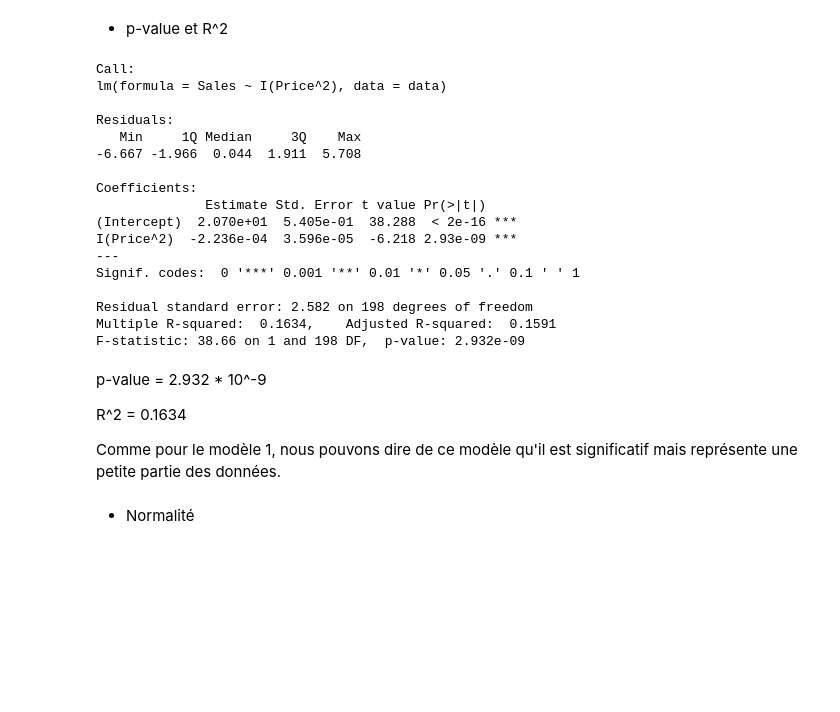
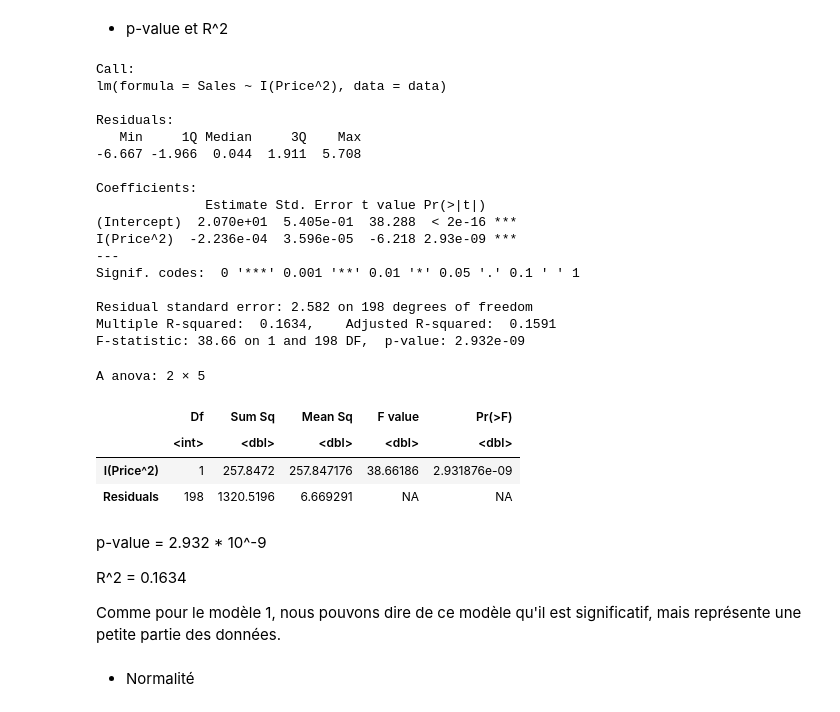
Before and after one commit to Sami-Jouamaa/Devoir-ProbaStats, a Jupyter notebook: Devoir.ipynb, the cells around one changed output. Saved outputs shown, nothing was run; the diff lists cells and outputs as text; code cells hidden in the pictures; blank space fills up the shorter version.

```diff
--- a/Devoir.ipynb
+++ b/Devoir.ipynb
@@ -426,30 +447,36 @@ b) Signification du modèle
 - p-value et R^2
 # %%
 summary(modele3)
+anova(modele3)
 # %% [output]
 Call:
 lm(formula = Sales ~ I(Price^2), data = data)
 
 Residuals:
    Min     1Q Median     3Q    Max
 -6.667 -1.966  0.044  1.911  5.708
 
 Coefficients:
               Estimate Std. Error t value Pr(>|t|)
 (Intercept)  2.070e+01  5.405e-01  38.288  < 2e-16 ***
 I(Price^2)  -2.236e-04  3.596e-05  -6.218 2.93e-09 ***
 ---
 Signif. codes:  0 '***' 0.001 '**' 0.01 '*' 0.05 '.' 0.1 ' ' 1
 
 Residual standard error: 2.582 on 198 degrees of freedom
 Multiple R-squared:  0.1634,    Adjusted R-squared:  0.1591
 F-statistic: 38.66 on 1 and 198 DF,  p-value: 2.932e-09
+A anova: 2 × 5
+|  | Df | Sum Sq | Mean Sq | F value | Pr(>F) |
+|  | <int> | <dbl> | <dbl> | <dbl> | <dbl> |
+| I(Price^2) | 1 | 257.8472 | 257.847176 | 38.66186 | 2.931876e-09 |
+| Residuals | 198 | 1320.5196 | 6.669291 | NA | NA |
 # %% [markdown]
 p-value = 2.932 * 10^-9
 
 R^2 = 0.1634
 
-Comme pour le modèle 1, nous pouvons dire de ce modèle qu'il est significatif mais représente une petite partie des données.
+Comme pour le modèle 1, nous pouvons dire de ce modèle qu'il est significatif, mais représente une petite partie des données.
 # %% [markdown]
 - Normalité
 # %%
```
Also changed, not shown: parts of 41 cells of this notebook.
